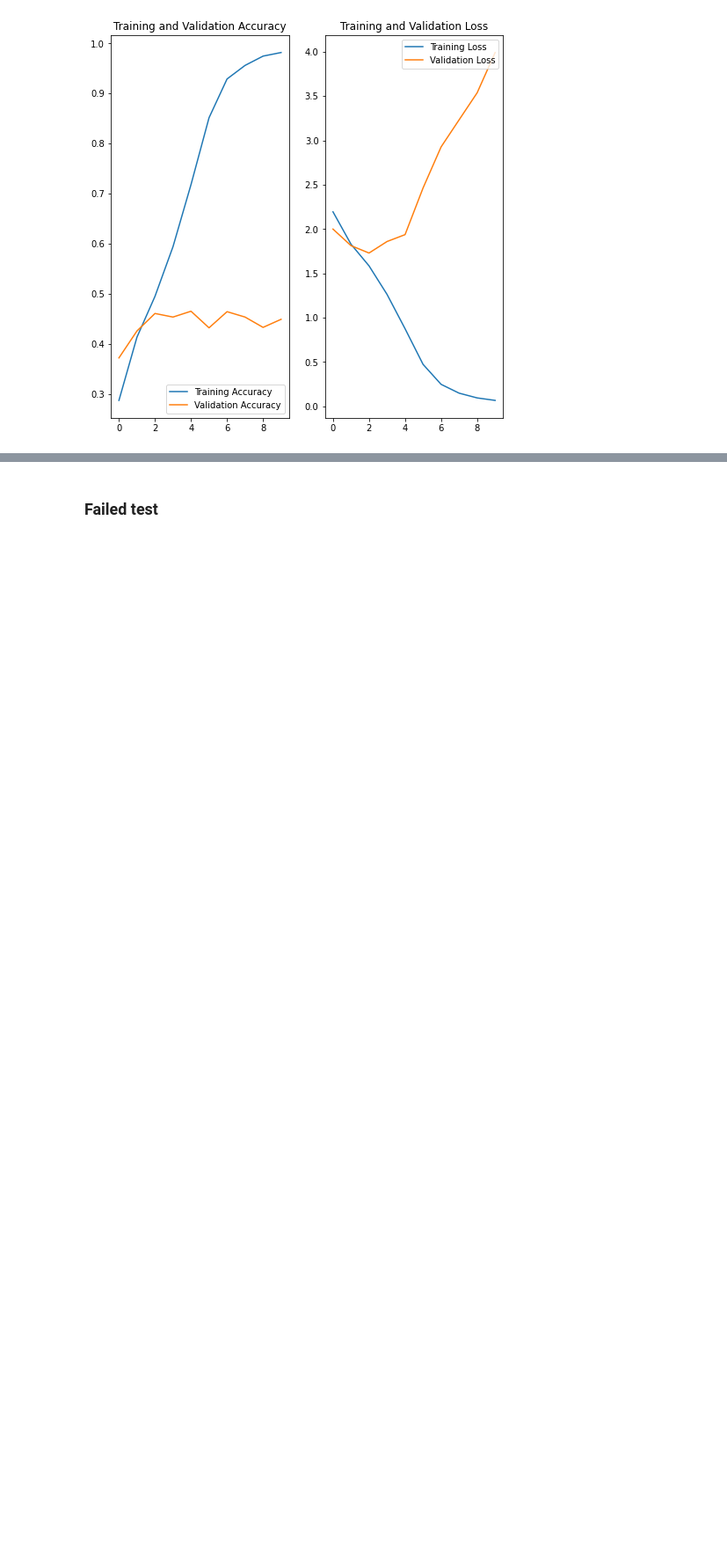
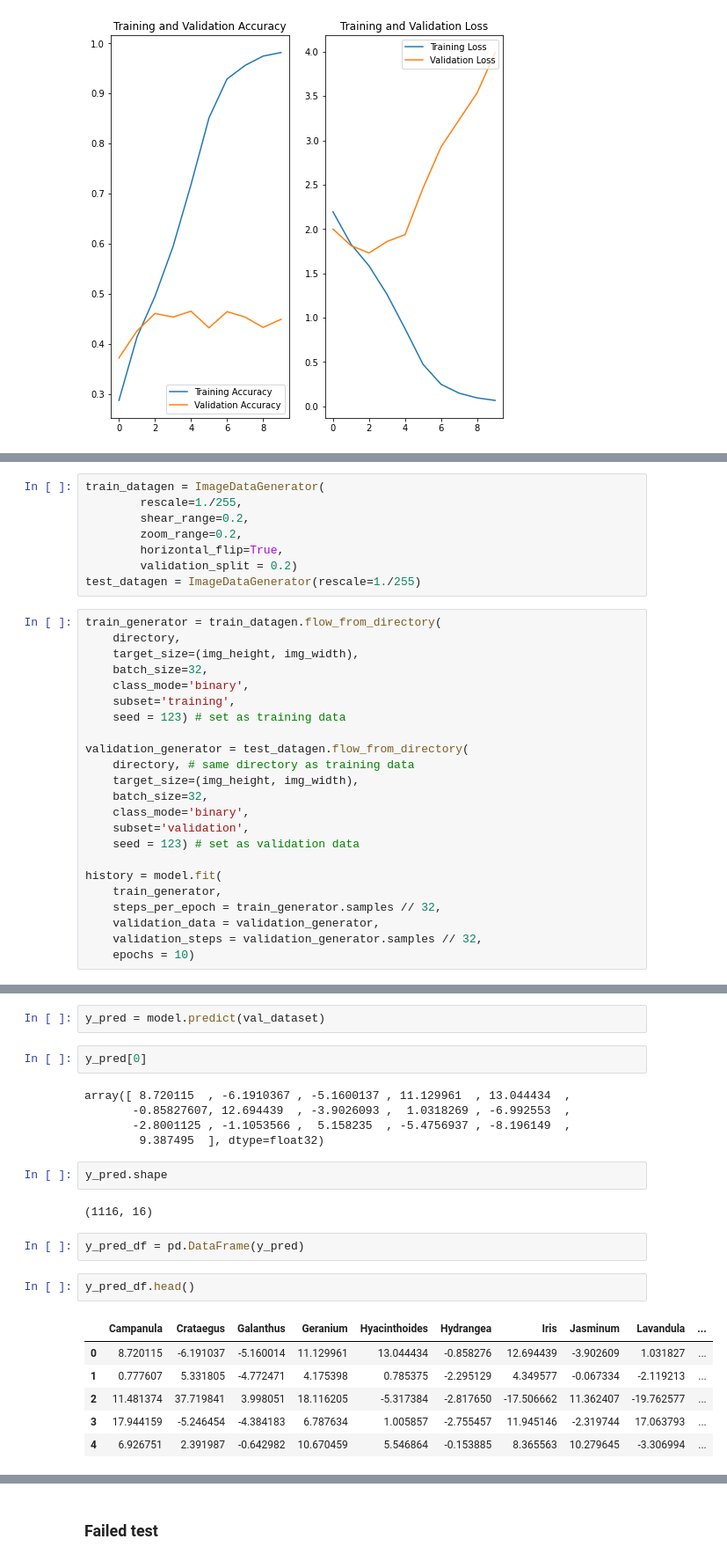
Before and after one commit to JoshEagle/plantbase, a Jupyter notebook: notebooks/josh_cnn_first_test.ipynb, the cells around one changed output, grey strips where cells are left out. Shown: that part at 88% size. Drawn from its saved outputs; the diff is of its cells as text; blank space fills up the shorter version.

```diff
--- a/notebooks/josh_cnn_first_test.ipynb
+++ b/notebooks/josh_cnn_first_test.ipynb
@@ -231,0 +260,31 @@ plt.show()
+# %%
+train_datagen = ImageDataGenerator(
+        rescale=1./255,
+        shear_range=0.2,
+        zoom_range=0.2,
+        horizontal_flip=True,
+        validation_split = 0.2)
+test_datagen = ImageDataGenerator(rescale=1./255)
+# %%
+train_generator = train_datagen.flow_from_directory(
+    directory,
+    target_size=(img_height, img_width),
+    batch_size=32,
+    class_mode='binary',
+    subset='training',
+    seed = 123) # set as training data
+
+validation_generator = test_datagen.flow_from_directory(
+    directory, # same directory as training data
+    target_size=(img_height, img_width),
+    batch_size=32,
+    class_mode='binary',
+    subset='validation',
+    seed = 123) # set as validation data
+
+history = model.fit(
+    train_generator,
+    steps_per_epoch = train_generator.samples // 32,
+    validation_data = validation_generator,
+    validation_steps = validation_generator.samples // 32,
+    epochs = 10)
@@ -231,0 +333,24 @@ plt.show()
+# %%
+y_pred = model.predict(val_dataset)
+# %%
+y_pred[0]
+# %% [output]
+array([ 8.720115  , -6.1910367 , -5.1600137 , 11.129961  , 13.044434  ,
+       -0.85827607, 12.694439  , -3.9026093 ,  1.0318269 , -6.992553  ,
+       -2.8001125 , -1.1053566 ,  5.158235  , -5.4756937 , -8.196149  ,
+        9.387495  ], dtype=float32)
+# %%
+y_pred.shape
+# %% [output]
+(1116, 16)
+# %%
+y_pred_df = pd.DataFrame(y_pred)
+# %%
+y_pred_df.head()
+# %% [output]
+|  | Campanula | Crataegus | Galanthus | Geranium | Hyacinthoides | Hydrangea | Iris | Jasminum | Lavandula | ... |
+| 0 | 8.720115 | -6.191037 | -5.160014 | 11.129961 | 13.044434 | -0.858276 | 12.694439 | -3.902609 | 1.031827 | ... |
+| 1 | 0.777607 | 5.331805 | -4.772471 | 4.175398 | 0.785375 | -2.295129 | 4.349577 | -0.067334 | -2.119213 | ... |
+| 2 | 11.481374 | 37.719841 | 3.998051 | 18.116205 | -5.317384 | -2.817650 | -17.506662 | 11.362407 | -19.762577 | ... |
+| 3 | 17.944159 | -5.246454 | -4.384183 | 6.787634 | 1.005857 | -2.755457 | 11.945146 | -2.319744 | 17.063793 | ... |
+| 4 | 6.926751 | 2.391987 | -0.642982 | 10.670459 | 5.546864 | -0.153885 | 8.365563 | 10.279645 | -3.306994 | ... |
```
Also changed, not shown: parts of 18 cells of this notebook, 3 other files.
